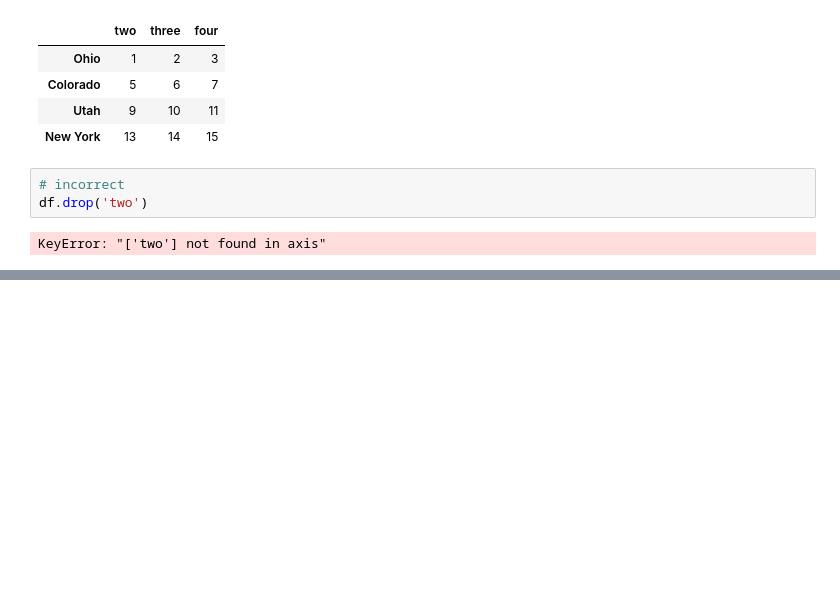
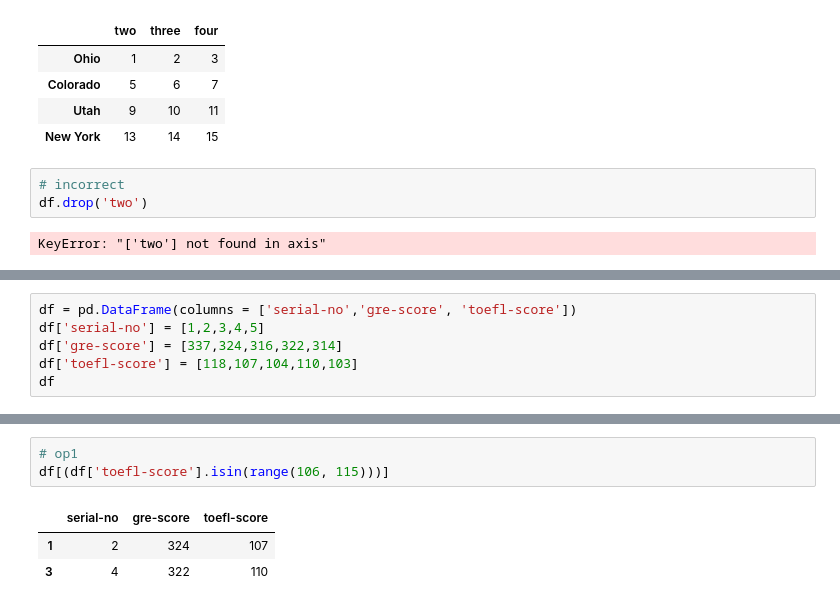
Before and after one commit to shernaliu/CourseraCourses, a Jupyter notebook: AppliedDataSciencewithPython/Course1/Week2-MCQ.ipynb, the cells around one changed output, grey strips where cells are left out. Saved outputs shown, nothing was run; the diff lists cells and outputs as text; blank space fills up the shorter version.

```diff
--- a/AppliedDataSciencewithPython/Course1/Week2-MCQ.ipynb
+++ b/AppliedDataSciencewithPython/Course1/Week2-MCQ.ipynb
@@ -283,0 +307,6 @@ df.filter(['oranges'])
+# %%
+df = pd.DataFrame(columns = ['serial-no','gre-score', 'toefl-score'])
+df['serial-no'] = [1,2,3,4,5]
+df['gre-score'] = [337,324,316,322,314]
+df['toefl-score'] = [118,107,104,110,103]
+df
@@ -283,0 +320,7 @@ df.filter(['oranges'])
+# %%
+# op1
+df[(df['toefl-score'].isin(range(106, 115)))]
+# %% [output]
+|  | serial-no | gre-score | toefl-score |
+| 1 | 2 | 324 | 107 |
+| 3 | 4 | 322 | 110 |
```
Also changed, not shown: parts of 26 cells of this notebook, 3 other files.
